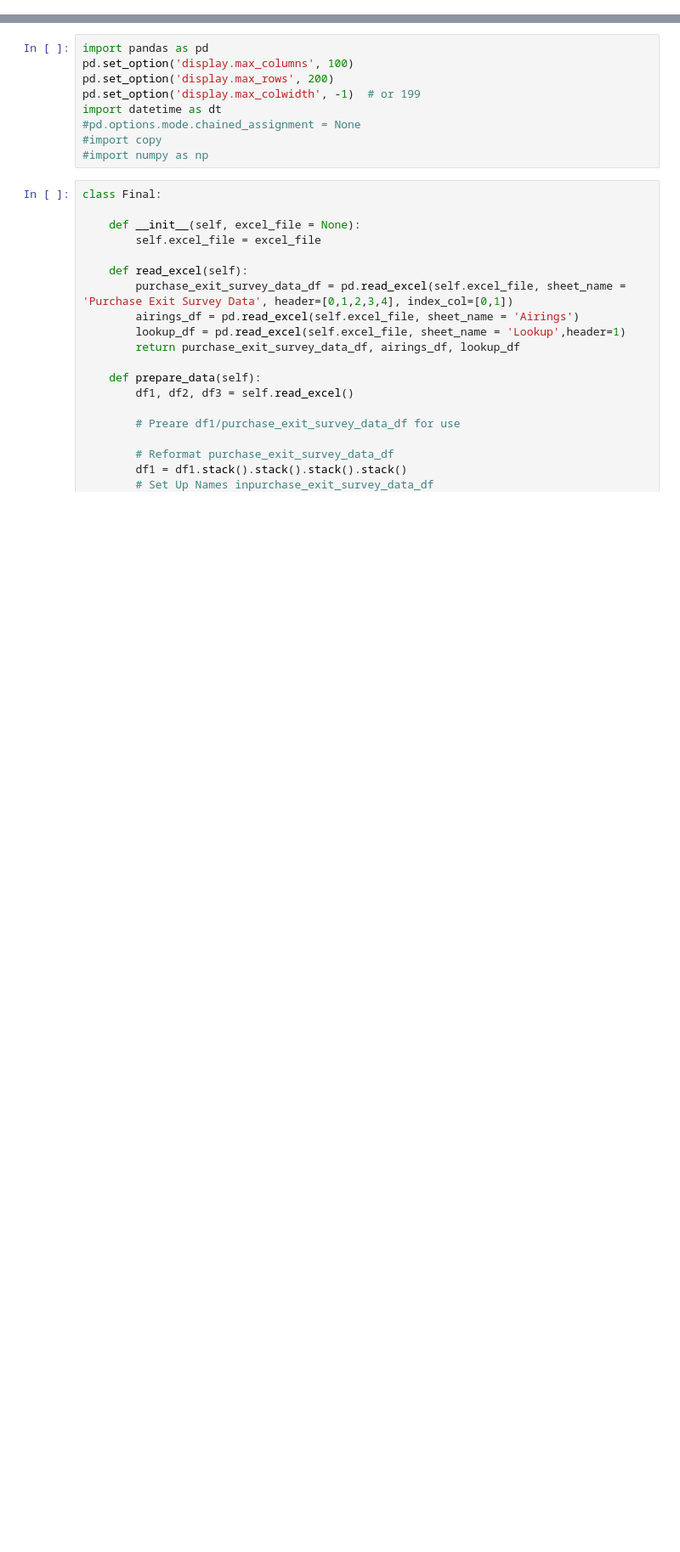
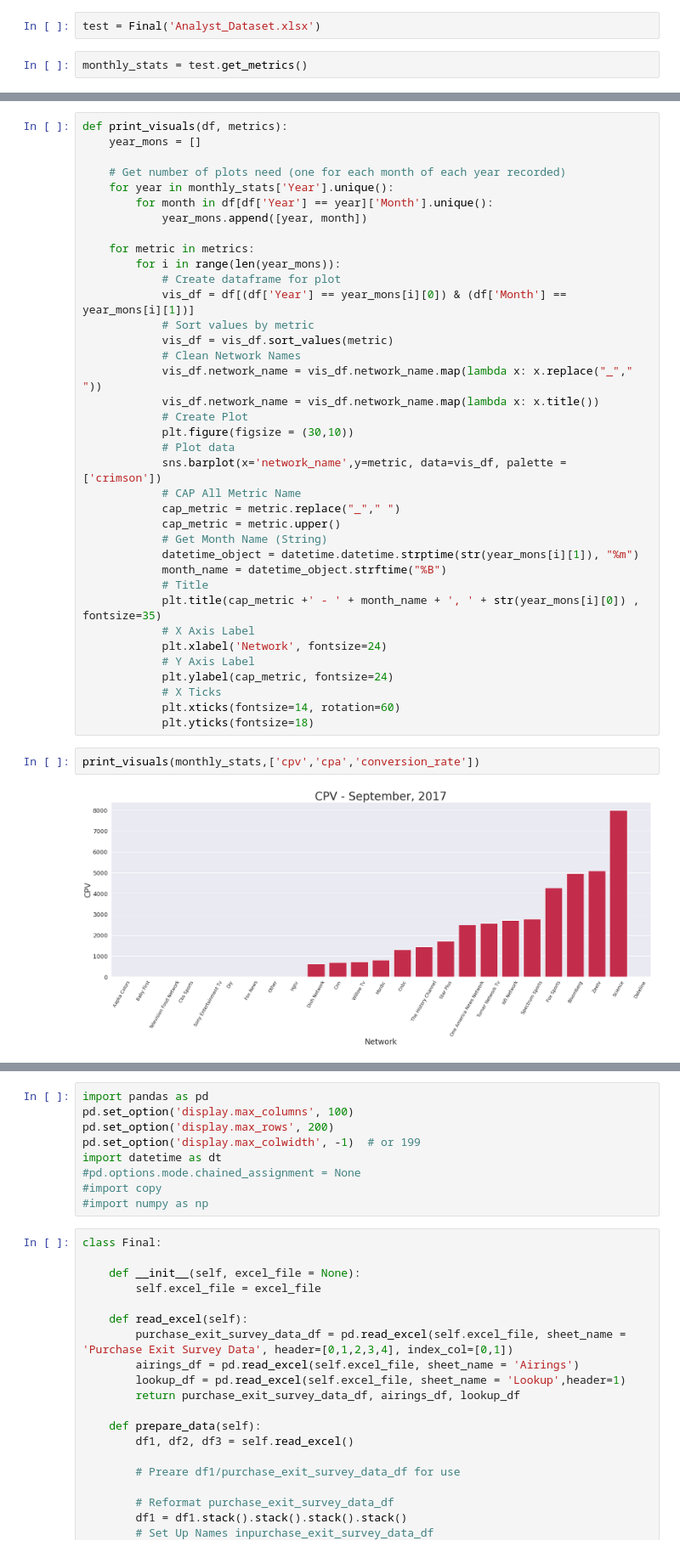
Before and after one commit to erikajane/Customer_XYZ_Tatari, a Jupyter notebook: Testing.ipynb, the cells around one changed output, grey strips where cells are left out. Shown at 85% size. Cells and saved outputs as stored; diff of their text form; blank space fills up the shorter version.

```diff
--- a/Testing.ipynb
+++ b/Testing.ipynb
@@ -0,0 +100,4 @@
+# %%
+test = Final('Analyst_Dataset.xlsx')
+# %%
+monthly_stats = test.get_metrics()
@@ -0,0 +141,41 @@
+# %%
+def print_visuals(df, metrics):
+    year_mons = []
+
+    # Get number of plots need (one for each month of each year recorded)
+    for year in monthly_stats['Year'].unique():
+        for month in df[df['Year'] == year]['Month'].unique():
+            year_mons.append([year, month])
+
+    for metric in metrics:
+        for i in range(len(year_mons)):
+            # Create dataframe for plot
+            vis_df = df[(df['Year'] == year_mons[i][0]) & (df['Month'] == year_mons[i][1])]
+            # Sort values by metric
+            vis_df = vis_df.sort_values(metric)
+            # Clean Network Names
+            vis_df.network_name = vis_df.network_name.map(lambda x: x.replace("_"," "))
+            vis_df.network_name = vis_df.network_name.map(lambda x: x.title())
+            # Create Plot
+            plt.figure(figsize = (30,10))
+            # Plot data
+            sns.barplot(x='network_name',y=metric, data=vis_df, palette = ['crimson'])
+            # CAP All Metric Name
+            cap_metric = metric.replace("_"," ")
+            cap_metric = metric.upper()
+            # Get Month Name (String)
+            datetime_object = datetime.datetime.strptime(str(year_mons[i][1]), "%m")
+            month_name = datetime_object.strftime("%B")
+            # Title
+            plt.title(cap_metric +' - ' + month_name + ', ' + str(year_mons[i][0]) , fontsize=35)
+            # X Axis Label
+            plt.xlabel('Network', fontsize=24)
+            # Y Axis Label
+            plt.ylabel(cap_metric, fontsize=24)
+            # X Ticks
+            plt.xticks(fontsize=14, rotation=60)
+            plt.yticks(fontsize=18)
+# %%
+print_visuals(monthly_stats,['cpv','cpa','conversion_rate'])
+# %% [output]
+[figure, added]
```
Also changed, not shown: parts of 20 cells of this notebook, 2 other files.
